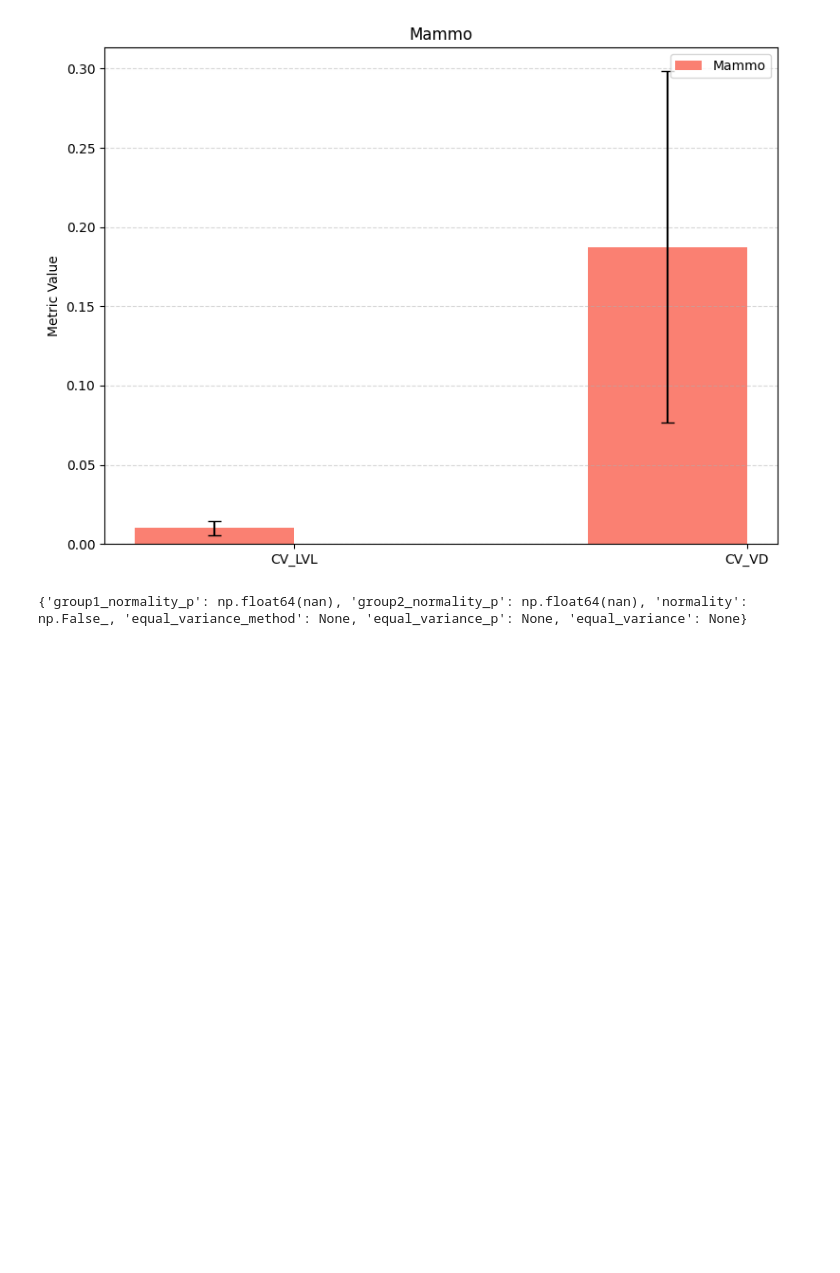
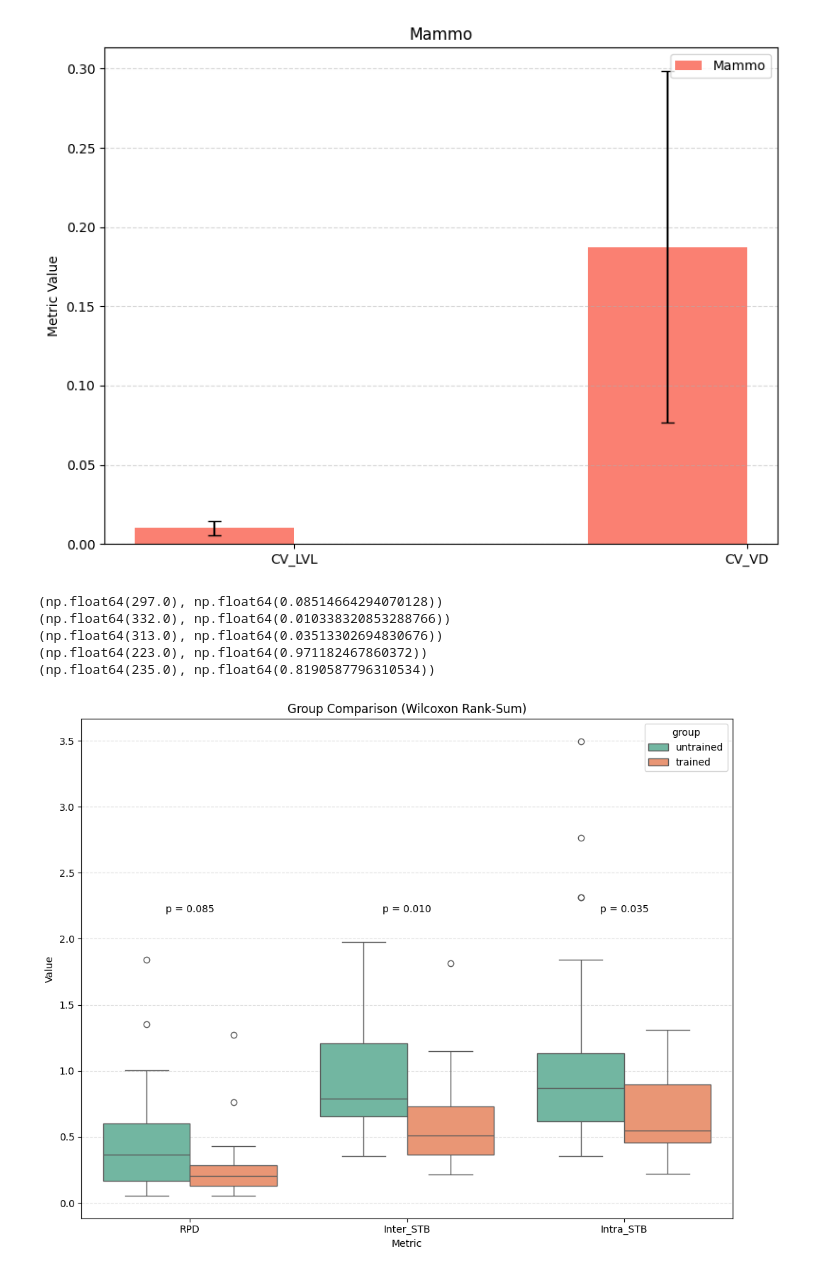
Before and after one commit to hyunjong-MRDL/LIMITLESS_DL, a Jupyter notebook: Respiration/Instruction(Data_analysis).ipynb, the cells around one changed output. Saved outputs shown, nothing was run; the diff lists cells and outputs as text; code cells hidden in the pictures; blank space fills up the shorter version.

```diff
--- a/Respiration/Instruction(Data_analysis).ipynb
+++ b/Respiration/Instruction(Data_analysis).ipynb
@@ -264,36 +264,50 @@ plt.tight_layout()
 plt.show()
 # %% [output]
 [figure]
-# %%
-untrained = {
-    "RPD": (0.4708, 0.4063),
-    "Inter_STB": (0.9684, 0.4647),
-    "Intra_STB": (1.1072, 0.7476),
-    "CV_LVL": (0.0173, 0.0183),
-    "CV_VD": (0.2745, 0.1850),
-}
-
-trained = {
-    "RPD": (0.3030, 0.3223),
-    "Inter_STB": (0.6408, 0.4209),
-    "Intra_STB": (0.6646, 0.3205),
-    "CV_LVL": (0.0149, 0.0080),
-    "CV_VD": (0.2631, 0.1411),
-}
-
-mammo = {
-    "RPD": (0.7713, 0.3246),
-    "STB": (0.8077, 0.2040),
-    "CV1": (0.0145, 0.0057),
-    "CV2": (0.2983, 0.0767),
-}
-
-import data_property
-
-untrained_rpd = data_property.check_normality_and_homoscedasticity(untrained["RPD"])
-untrained_inter_stb = data_property.check_normality_and_homoscedasticity(untrained["Inter_STB"])
-untrained_intra_stb = data_property.check_normality_and_homoscedasticity(untrained["Intra_STB"])
-untrained_cv_lvl = data_property.check_normality_and_homoscedasticity(untrained["CV_LVL"])
-untrained_cv_vd = data_property.check_normality_and_homoscedasticity(untrained["CV_VD"])
-# %% [output]
-{'group1_normality_p': np.float64(nan), 'group2_normality_p': np.float64(nan), 'normality': np.False_, 'equal_variance_method': None, 'equal_variance_p': None, 'equal_variance': None}
+# %%
+import os, data_property
+import pandas as pd
+
+analysis_root = "E:\\Results\\Respiration\\MTG_4\\Analysis\\"
+untrained_analysis = pd.read_excel(os.path.join(analysis_root, "HCC_untrained_Analysis.xlsx"))
+trained_analysis = pd.read_excel(os.path.join(analysis_root, "HCC_trained_Analysis.xlsx"))
+
+print(data_property.run_wilcoxon_rank_sum(untrained_analysis["Reproducibility"], trained_analysis["Reproducibility"]))
+print(data_property.run_wilcoxon_rank_sum(untrained_analysis["Inter_STB"], trained_analysis["Inter_STB"]))
+print(data_property.run_wilcoxon_rank_sum(untrained_analysis["Intra_STB"], trained_analysis["Intra_STB"]))
+print(data_property.run_wilcoxon_rank_sum(untrained_analysis["CV_LVL"], trained_analysis["CV_LVL"]))
+print(data_property.run_wilcoxon_rank_sum(untrained_analysis["CV_VD"], trained_analysis["CV_VD"]))
+# %% [output]
+(np.float64(297.0), np.float64(0.08514664294070128))
+(np.float64(332.0), np.float64(0.010338320853288766))
+(np.float64(313.0), np.float64(0.03513302694830676))
+(np.float64(223.0), np.float64(0.971182467860372))
+(np.float64(235.0), np.float64(0.8190587796310534))
+# %%
+import seaborn as sns
+import matplotlib.pyplot as plt
+
+df = pd.DataFrame({
+    "group": ["untrained"]*30 + ["trained"]*15,
+    "RPD": untrained_analysis["Reproducibility"].tolist() + trained_analysis["Reproducibility"].tolist(),
+    "Inter_STB": untrained_analysis["Inter_STB"].tolist() + trained_analysis["Inter_STB"].tolist(),
+    "Intra_STB": untrained_analysis["Intra_STB"].tolist() + trained_analysis["Intra_STB"].tolist(),
+})
+
+df_long = pd.melt(df, id_vars="group", var_name="Metric", value_name="Value")
+
+plt.figure(figsize=(10, 8))
+sns.boxplot(x="Metric", y="Value", hue="group", data=df_long, palette="Set2")
+
+pvalues = [0.0851, 0.0103, 0.0351]
+x_offset = 0.2
+
+for i, value in enumerate(pvalues):
+    plt.text(i, 2.2, f"p = {value:.3f}", ha="center", fontsize=10, color="black")
+
+plt.title("Group Comparison (Wilcoxon Rank-Sum)")
+plt.grid(True, axis="y", linestyle="--", alpha=0.4)
+plt.tight_layout()
+plt.show()
+# %% [output]
+[figure, added]
```
Also changed, not shown: parts of 3 cells of this notebook, 3 other files.
